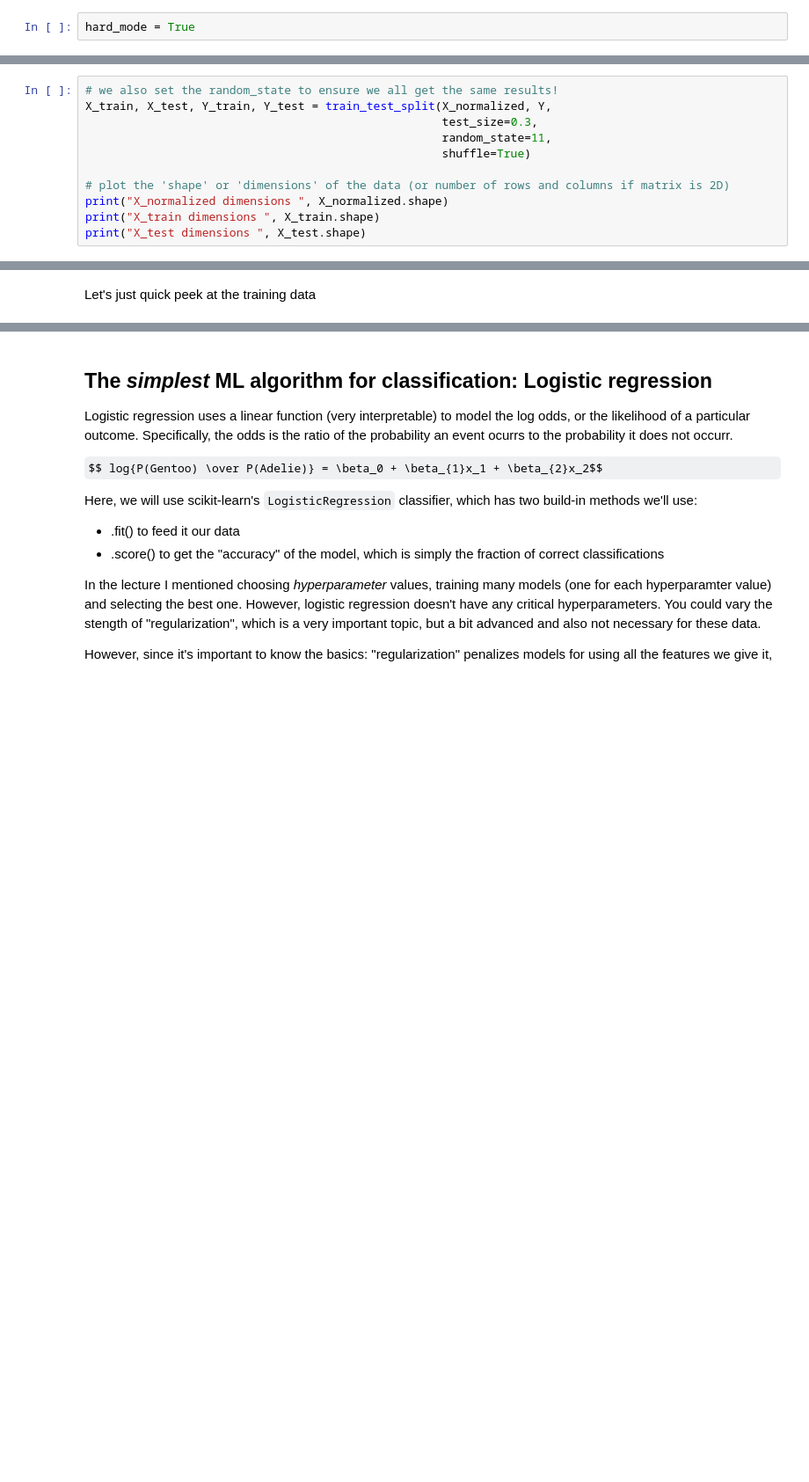
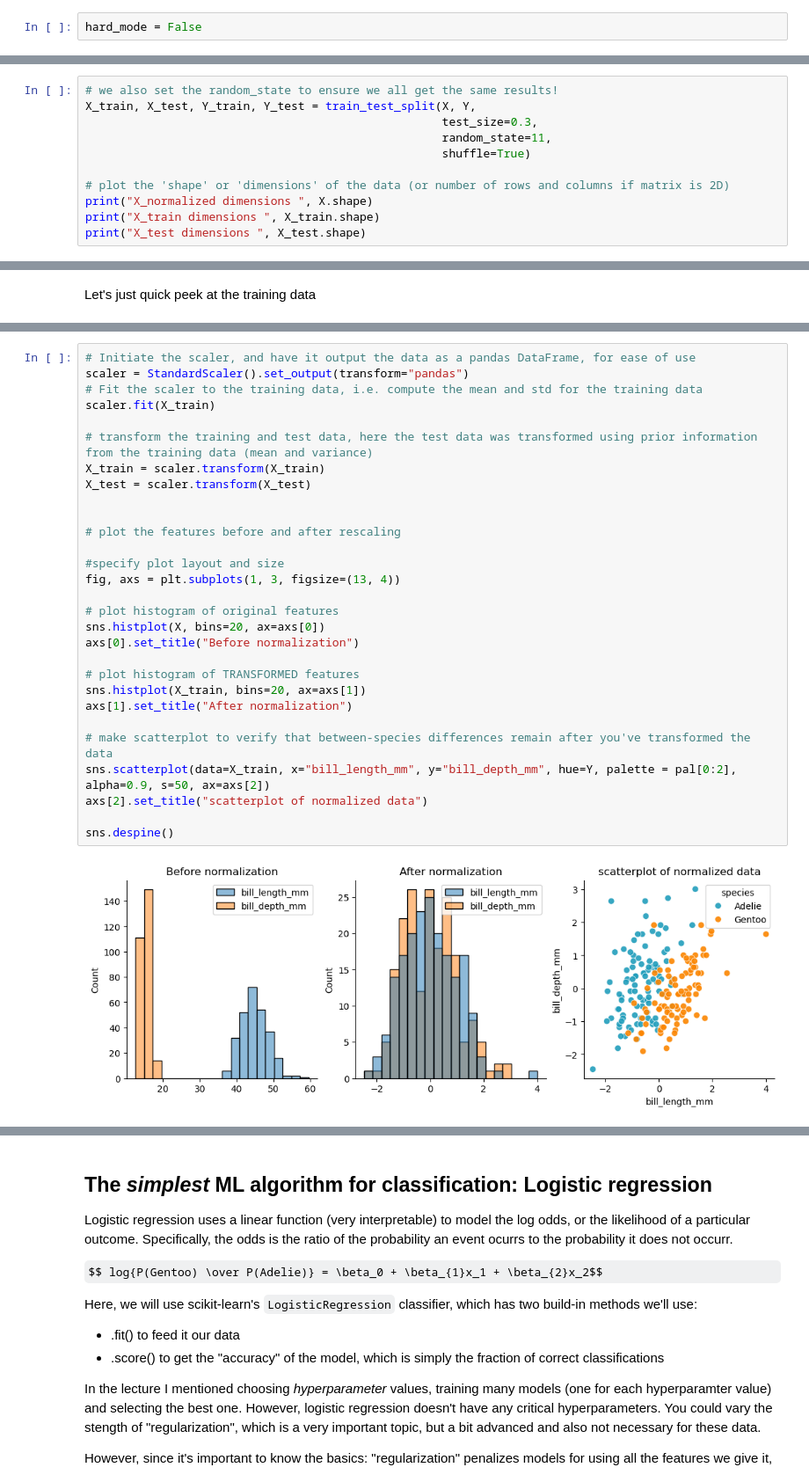
Before and after one commit to brian-arnold/intro_ml_eeb_2023, a Jupyter notebook: notebooks/palmer_penguin_2species.ipynb, the cells around one changed output, grey strips where cells are left out. Shown at 88% size. Cells and saved outputs as stored; diff of their text form; some formulas as TeX source; blank space fills up the shorter version.

```diff
--- a/notebooks/palmer_penguin_2species.ipynb
+++ b/notebooks/palmer_penguin_2species.ipynb
@@ -49,7 +50,7 @@ assert len(species_to_analyze) > 1, "You need to select more than one species to
 
 Let's start out easy, but set this variable to True later and see what happens.
 # %%
-hard_mode = True
+hard_mode = False
 # %% [markdown]
 ## About the penguin data
 See [here](https://allisonhorst.github.io/palmerpenguins/) for a description of the data and the features we'll use.
@@ -192,12 +187,12 @@ As you can see, even though we've transformed our features so that they both hav
 Again, we could do this ourselves by randomly sampling penguins from our data, but scikit-learn has a `train_test_split` function to do this for us. Specify what fraction of the data you want to use as the test set using the `test_size` argument.
 # %%
 # we also set the random_state to ensure we all get the same results!
-X_train, X_test, Y_train, Y_test = train_test_split(X_normalized, Y,
+X_train, X_test, Y_train, Y_test = train_test_split(X, Y,
                                                     test_size=0.3,
                                                     random_state=11,
                                                     shuffle=True)
 
 # plot the 'shape' or 'dimensions' of the data (or number of rows and columns if matrix is 2D)
-print("X_normalized dimensions ", X_normalized.shape)
+print("X_normalized dimensions ", X.shape)
 print("X_train dimensions ", X_train.shape)
 print("X_test dimensions ", X_test.shape)
@@ -209,0 +249,31 @@ Y_train
+# %%
+# Initiate the scaler, and have it output the data as a pandas DataFrame, for ease of use
+scaler = StandardScaler().set_output(transform="pandas")
+# Fit the scaler to the training data, i.e. compute the mean and std for the training data
+scaler.fit(X_train)
+
+# transform the training and test data, here the test data was transformed using prior information from the training data (mean and variance)
+X_train = scaler.transform(X_train)
+X_test = scaler.transform(X_test)
+
+
+# plot the features before and after rescaling
+
+#specify plot layout and size
+fig, axs = plt.subplots(1, 3, figsize=(13, 4))
+
+# plot histogram of original features
+sns.histplot(X, bins=20, ax=axs[0])
+axs[0].set_title("Before normalization")
+
+# plot histogram of TRANSFORMED features
+sns.histplot(X_train, bins=20, ax=axs[1])
+axs[1].set_title("After normalization")
+
+# make scatterplot to verify that between-species differences remain after you've transformed the data
+sns.scatterplot(data=X_train, x="bill_length_mm", y="bill_depth_mm", hue=Y, palette = pal[0:2], alpha=0.9, s=50, ax=axs[2])
+axs[2].set_title("scatterplot of normalized data")
+
+sns.despine()
+# %% [output]
+[figure, added]
```
Also changed, not shown: parts of 33 cells of this notebook.
